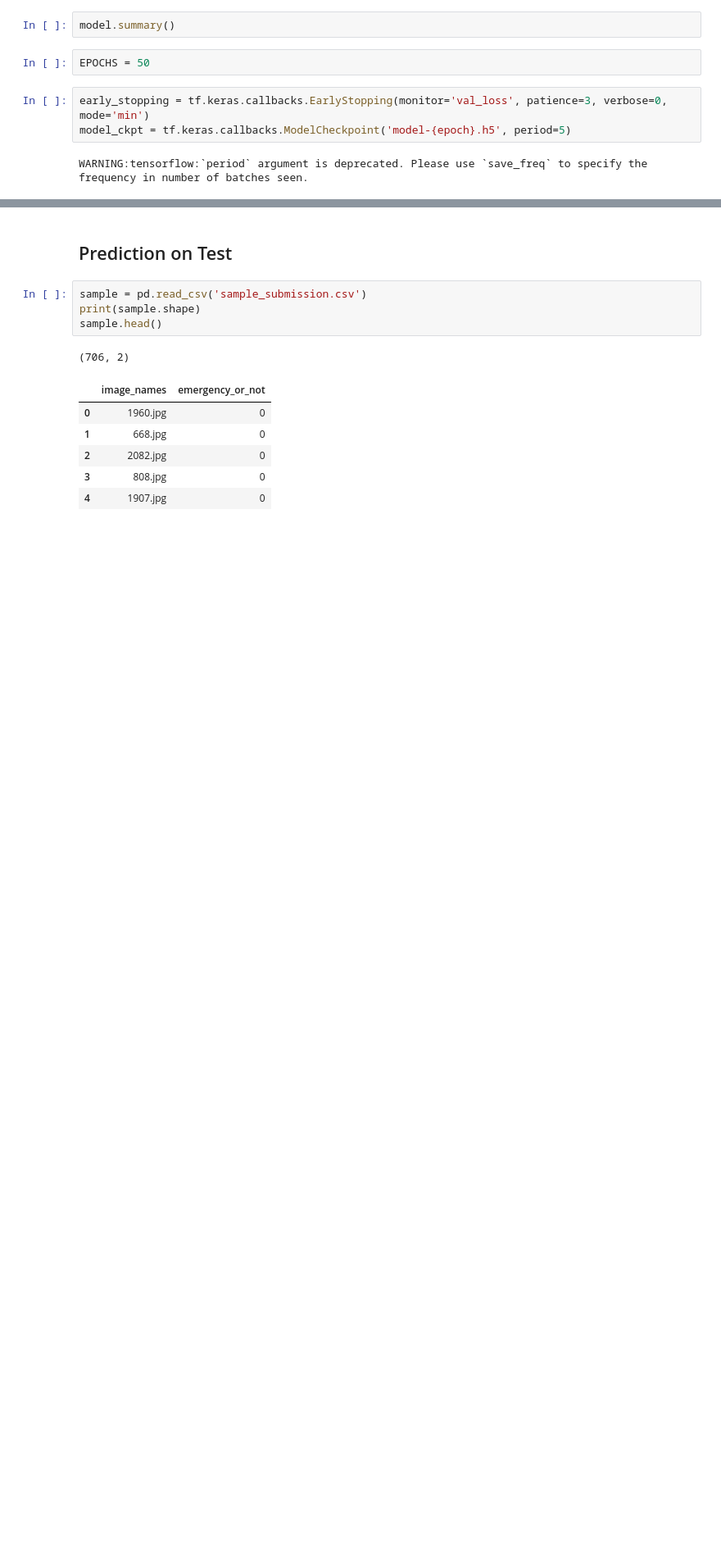
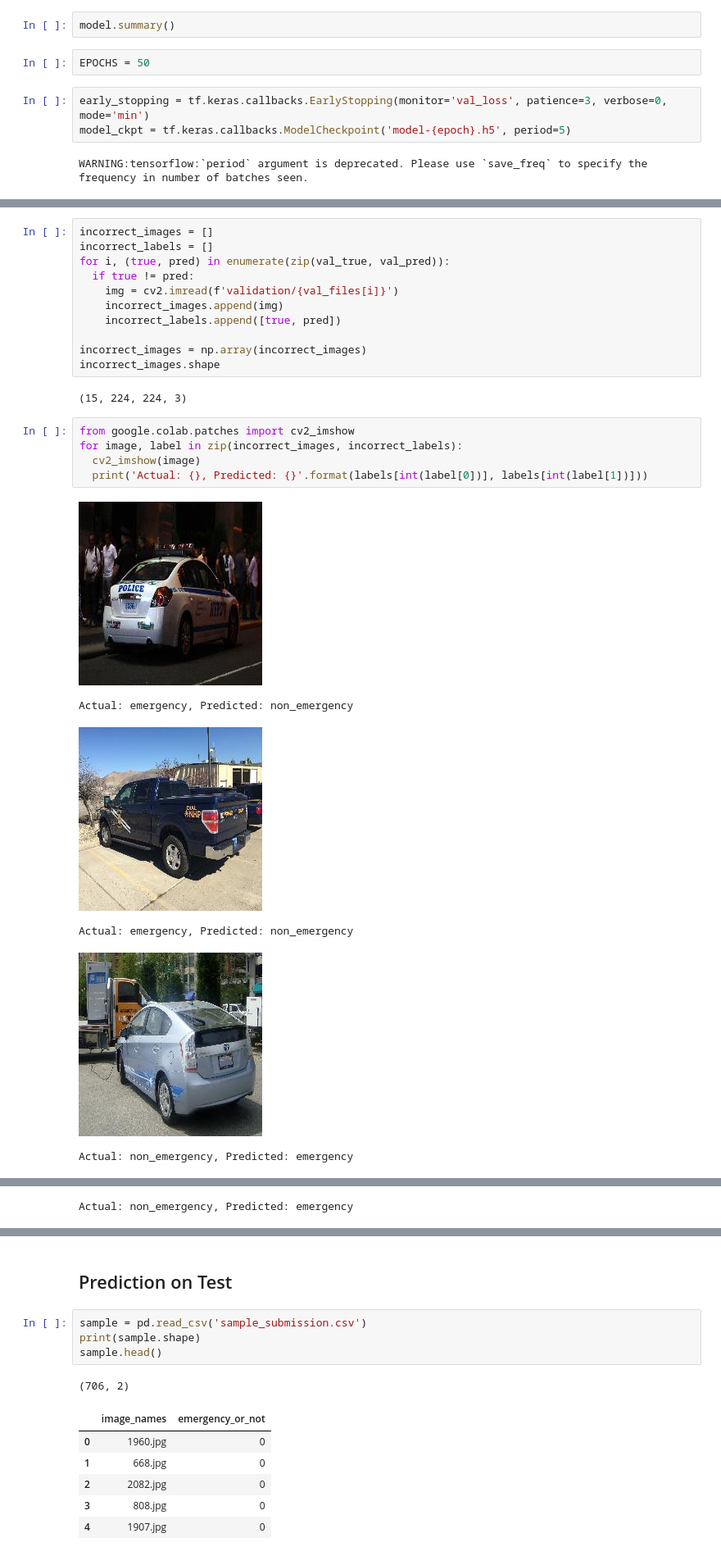
Before and after one commit to parasnaren/Emergency-Vehicle-Detection, a Jupyter notebook: Emergency_Vehicle_Detection.ipynb, the cells around one changed output, grey strips where cells are left out. Shown at 82% size. Drawn from its saved outputs; the diff is of its cells as text; blank space fills up the shorter version.

```diff
--- a/Emergency_Vehicle_Detection.ipynb
+++ b/Emergency_Vehicle_Detection.ipynb
@@ -254,0 +312,25 @@ plt.show()
+# %%
+incorrect_images = []
+incorrect_labels = []
+for i, (true, pred) in enumerate(zip(val_true, val_pred)):
+  if true != pred:
+    img = cv2.imread(f'validation/{val_files[i]}')
+    incorrect_images.append(img)
+    incorrect_labels.append([true, pred])
+
+incorrect_images = np.array(incorrect_images)
+incorrect_images.shape
+# %% [output]
+(15, 224, 224, 3)
+# %%
+from google.colab.patches import cv2_imshow
+for image, label in zip(incorrect_images, incorrect_labels):
+  cv2_imshow(image)
+  print('Actual: {}, Predicted: {}'.format(labels[int(label[0])], labels[int(label[1])]))
+# %% [output]
+[figure, added]
+Actual: emergency, Predicted: non_emergency
+[figure, added]
+Actual: emergency, Predicted: non_emergency
+[figure, added]
+Actual: non_emergency, Predicted: emergency
@@ -254,0 +338 @@ plt.show()
+Actual: non_emergency, Predicted: emergency
```
Also changed, not shown: parts of 12 cells of this notebook.
